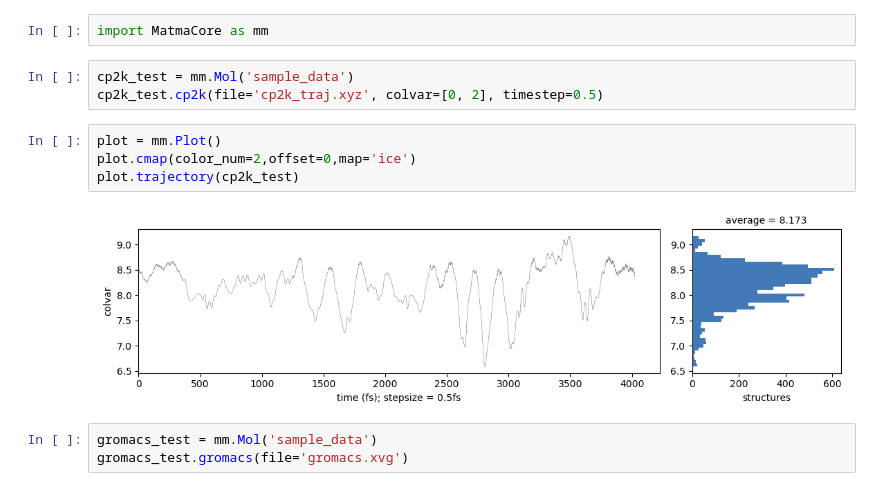
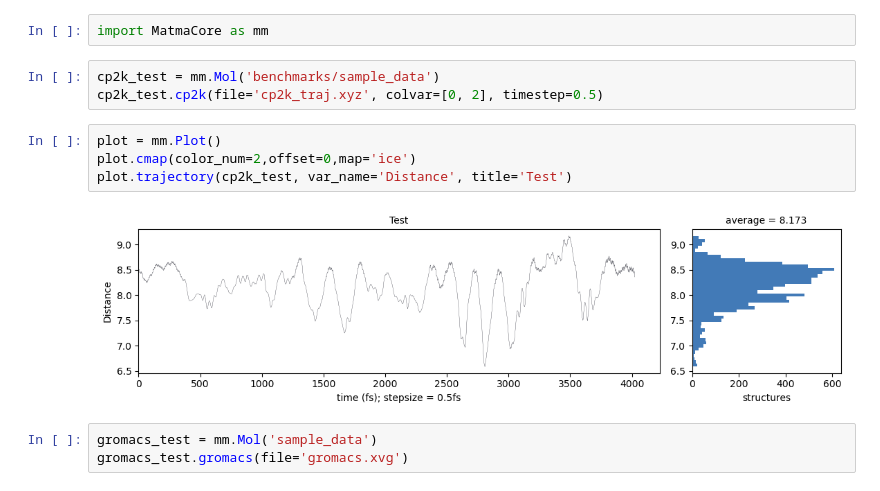
Before and after one commit to marianski-lab/artdep, a Jupyter notebook: benchmarks/trajectories.ipynb, the cells around one changed output. Drawn from its saved outputs; the diff is of its cells as text.

Commit message:
added titles

```diff
--- a/benchmarks/trajectories.ipynb
+++ b/benchmarks/trajectories.ipynb
@@ -1,14 +1,14 @@
 # %%
 import MatmaCore as mm
 # %%
-cp2k_test = mm.Mol('sample_data')
+cp2k_test = mm.Mol('benchmarks/sample_data')
 cp2k_test.cp2k(file='cp2k_traj.xyz', colvar=[0, 2], timestep=0.5)
 # %%
 plot = mm.Plot()
 plot.cmap(color_num=2,offset=0,map='ice')
-plot.trajectory(cp2k_test)
+plot.trajectory(cp2k_test, var_name='Distance', title='Test')
 # %% [output]
-[figure, old version]
+[figure, new version]
 # %%
 gromacs_test = mm.Mol('sample_data')
 gromacs_test.gromacs(file='gromacs.xvg')
```
Also changed, not shown: 1 other file.
